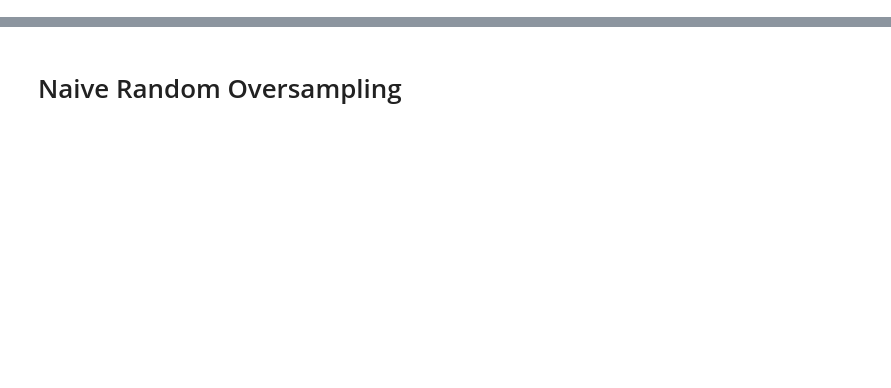
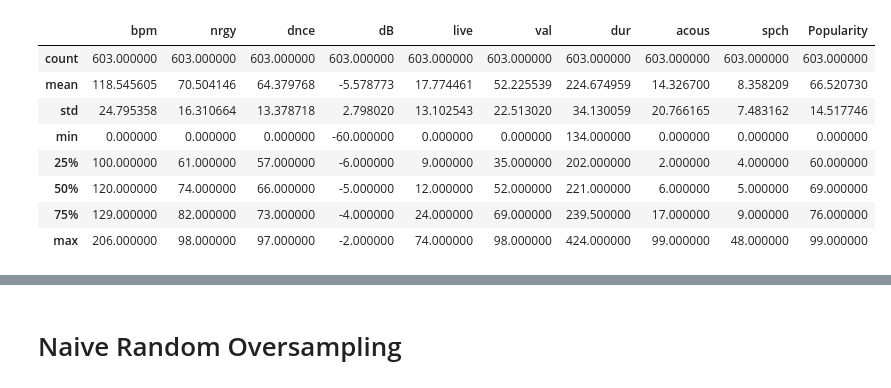
Before and after one commit to AJLozito/Final_Group_Project, a Jupyter notebook: ROS, SMOTE, Cluster 2010_2019.ipynb, the cells around one changed output, grey strips where cells are left out. Saved outputs shown, nothing was run; the diff lists cells and outputs as text; code cells hidden in the pictures; blank space fills up the shorter version.

```diff
--- a/ROS, SMOTE, Cluster 2010_2019.ipynb
+++ b/ROS, SMOTE, Cluster 2010_2019.ipynb
@@ -26,0 +22,12 @@ top50_df.head()
+# %%
+top50_df.describe()
+# %% [output]
+|  | bpm | nrgy | dnce | dB | live | val | dur | acous | spch | Popularity |
+| count | 603.000000 | 603.000000 | 603.000000 | 603.000000 | 603.000000 | 603.000000 | 603.000000 | 603.000000 | 603.000000 | 603.000000 |
+| mean | 118.545605 | 70.504146 | 64.379768 | -5.578773 | 17.774461 | 52.225539 | 224.674959 | 14.326700 | 8.358209 | 66.520730 |
+| std | 24.795358 | 16.310664 | 13.378718 | 2.798020 | 13.102543 | 22.513020 | 34.130059 | 20.766165 | 7.483162 | 14.517746 |
+| min | 0.000000 | 0.000000 | 0.000000 | -60.000000 | 0.000000 | 0.000000 | 134.000000 | 0.000000 | 0.000000 | 0.000000 |
+| 25% | 100.000000 | 61.000000 | 57.000000 | -6.000000 | 9.000000 | 35.000000 | 202.000000 | 2.000000 | 4.000000 | 60.000000 |
+| 50% | 120.000000 | 74.000000 | 66.000000 | -5.000000 | 12.000000 | 52.000000 | 221.000000 | 6.000000 | 5.000000 | 69.000000 |
+| 75% | 129.000000 | 82.000000 | 73.000000 | -4.000000 | 24.000000 | 69.000000 | 239.500000 | 17.000000 | 9.000000 | 76.000000 |
+| max | 206.000000 | 98.000000 | 97.000000 | -2.000000 | 74.000000 | 98.000000 | 424.000000 | 99.000000 | 48.000000 | 99.000000 |
```
Also changed, not shown: parts of 20 cells of this notebook.
